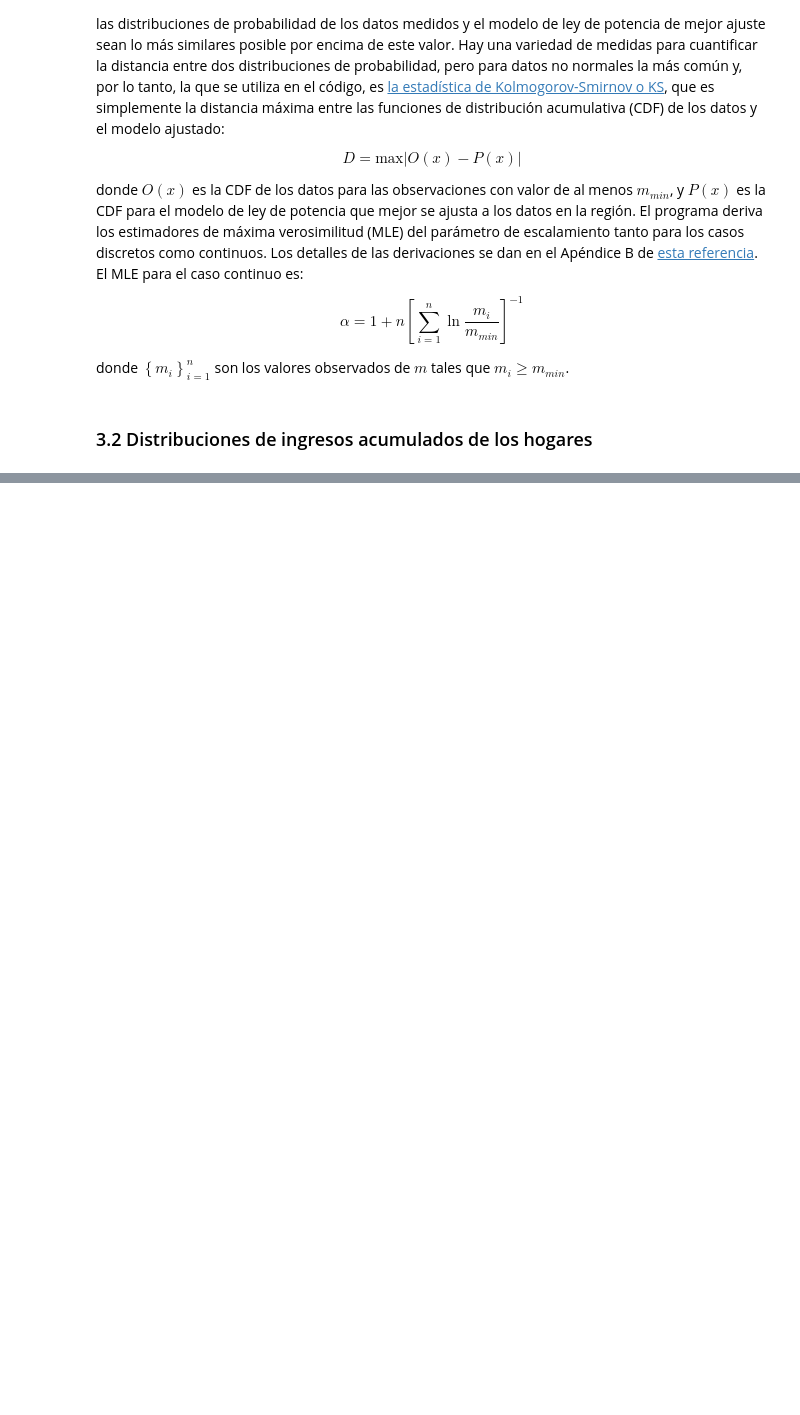
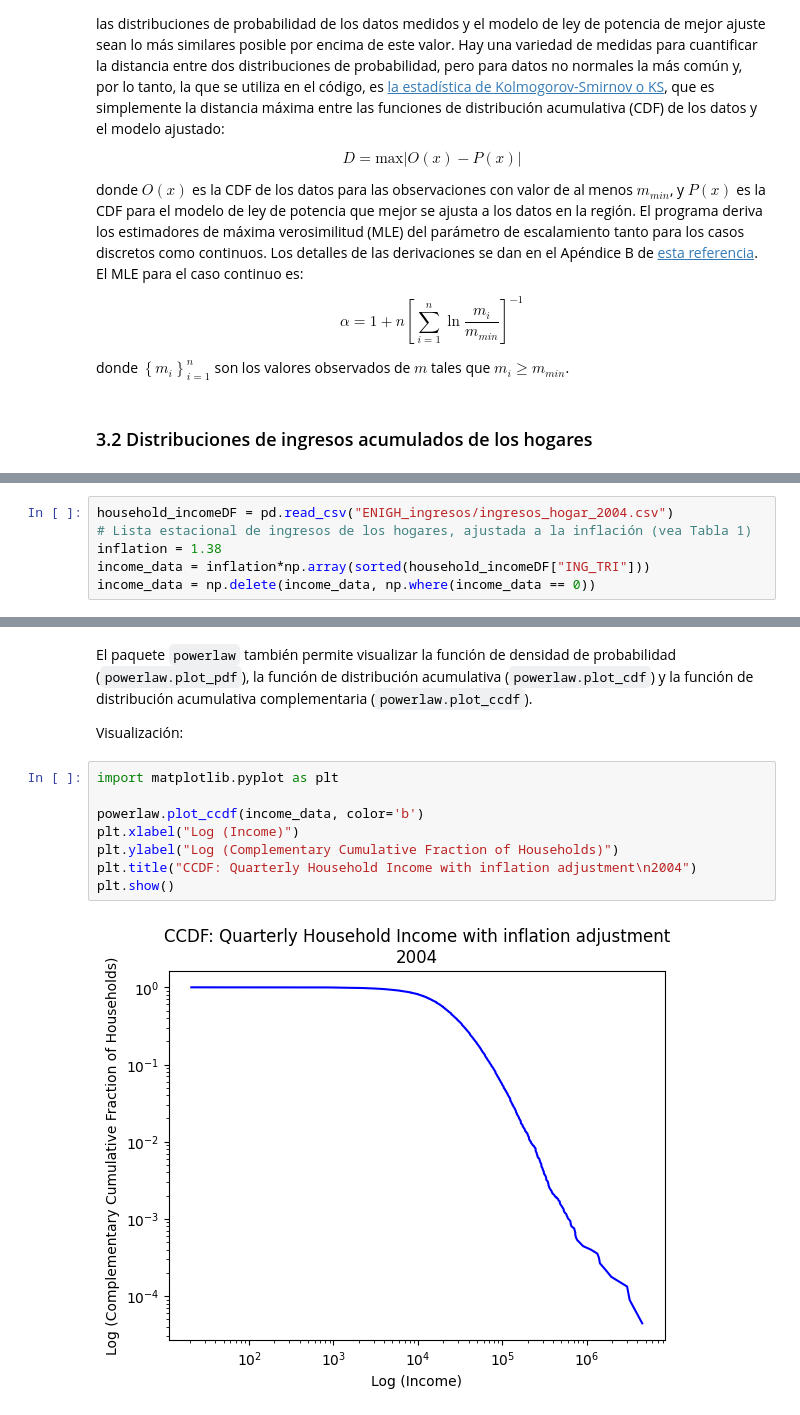
Before and after one commit to MJLRoad/Modelado_RAE, a Jupyter notebook: Simulaciones_02.ipynb, the cells around one changed output, grey strips where cells are left out. Saved outputs shown, nothing was run; the diff lists cells and outputs as text; blank space fills up the shorter version.

```diff
--- a/Simulaciones_02.ipynb
+++ b/Simulaciones_02.ipynb
@@ -271,0 +506,6 @@ donde $\left\{ m_{i} \right\}_{i=1}^{n} $ son los valores observados de $m$ tale
+# %%
+household_incomeDF = pd.read_csv("ENIGH_ingresos/ingresos_hogar_2004.csv")
+# Lista estacional de ingresos de los hogares, ajustada a la inflación (vea Tabla 1)
+inflation = 1.38
+income_data = inflation*np.array(sorted(household_incomeDF["ING_TRI"]))
+income_data = np.delete(income_data, np.where(income_data == 0))
@@ -271,0 +561,14 @@ donde $\left\{ m_{i} \right\}_{i=1}^{n} $ son los valores observados de $m$ tale
+# %% [markdown]
+El paquete <code>powerlaw</code> también permite visualizar la función de densidad de probabilidad (<code>powerlaw.plot_pdf</code>), la función de distribución acumulativa (<code>powerlaw.plot_cdf</code>) y la función de distribución acumulativa complementaria (<code>powerlaw.plot_ccdf</code>).
+
+Visualización:
+# %%
+import matplotlib.pyplot as plt
+
+powerlaw.plot_ccdf(income_data, color='b')
+plt.xlabel("Log (Income)")
+plt.ylabel("Log (Complementary Cumulative Fraction of Households)")
+plt.title("CCDF: Quarterly Household Income with inflation adjustment\n2004")
+plt.show()
+# %% [output]
+[figure, added]
```
Also changed, not shown: parts of 59 cells of this notebook, 1 other file.
